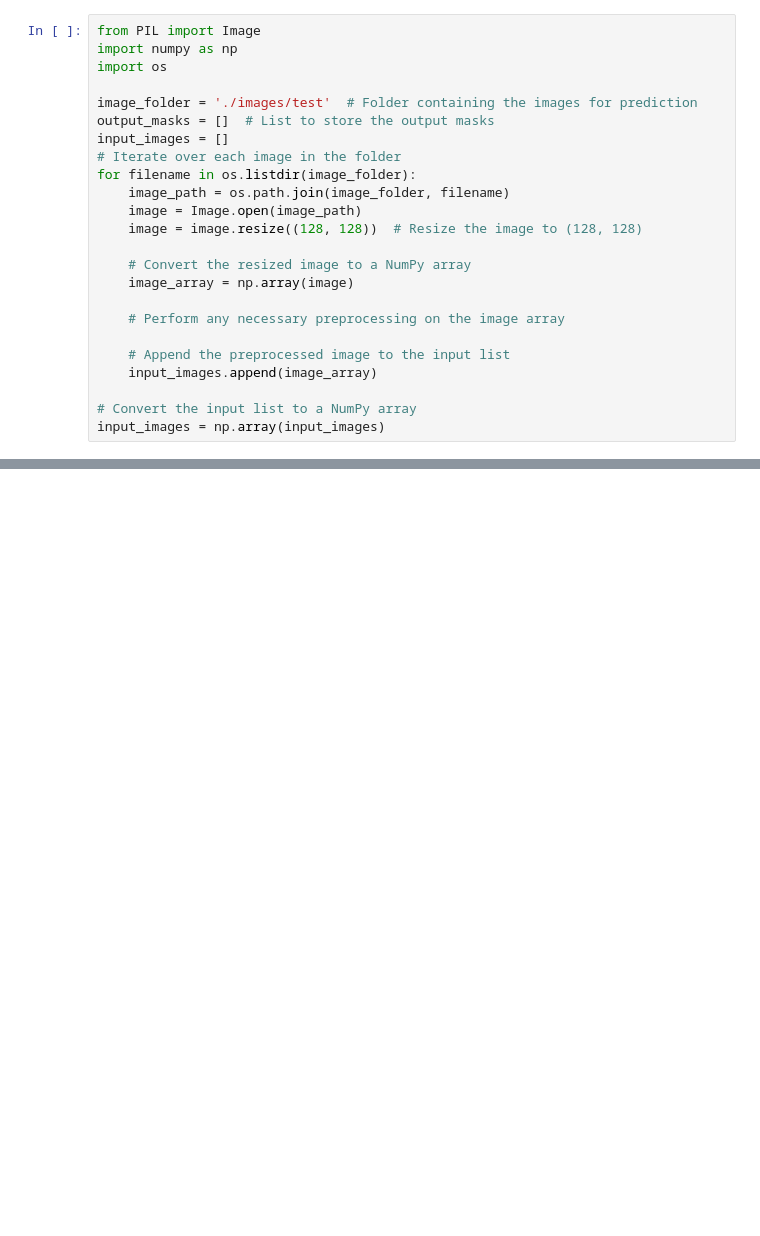
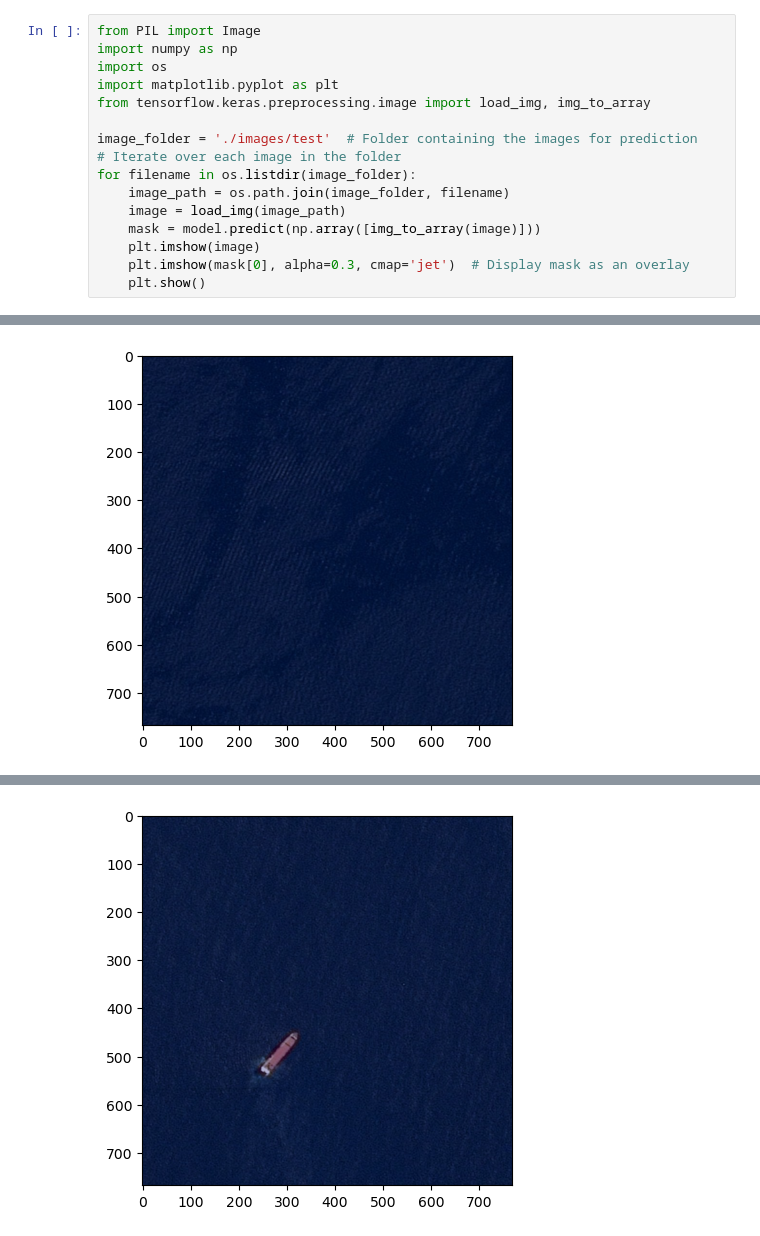
Before and after one commit to Olena11Pavlenko/Airbus_Ship_Detection, a Jupyter notebook: predictions.ipynb, the cells around one changed output, grey strips where cells are left out. Cells and saved outputs as stored; diff of their text form; blank space fills up the shorter version.

```diff
--- a/predictions.ipynb
+++ b/predictions.ipynb
@@ -14,23 +14,16 @@ To enable them in other operations, rebuild TensorFlow with the appropriate comp
 from PIL import Image
 import numpy as np
 import os
+import matplotlib.pyplot as plt
+from tensorflow.keras.preprocessing.image import load_img, img_to_array
 
 image_folder = './images/test'  # Folder containing the images for prediction
-output_masks = []  # List to store the output masks
-input_images = []
 # Iterate over each image in the folder
 for filename in os.listdir(image_folder):
     image_path = os.path.join(image_folder, filename)
-    image = Image.open(image_path)
-    image = image.resize((128, 128))  # Resize the image to (128, 128)
-
-    # Convert the resized image to a NumPy array
-    image_array = np.array(image)
-
-    # Perform any necessary preprocessing on the image array
-
-    # Append the preprocessed image to the input list
-    input_images.append(image_array)
-
-# Convert the input list to a NumPy array
-input_images = np.array(input_images)
+    image = load_img(image_path)
+    mask = model.predict(np.array([img_to_array(image)]))
+    plt.imshow(image)
+    plt.imshow(mask[0], alpha=0.3, cmap='jet')  # Display mask as an overlay
+    plt.show()
+# %% [output]
@@ -36,0 +31 @@ input_images = np.array(input_images)
+[figure, added]
@@ -36,0 +33 @@ input_images = np.array(input_images)
+[figure, added]
```
Also changed, not shown: parts of 4 cells of this notebook, 2 other files.
